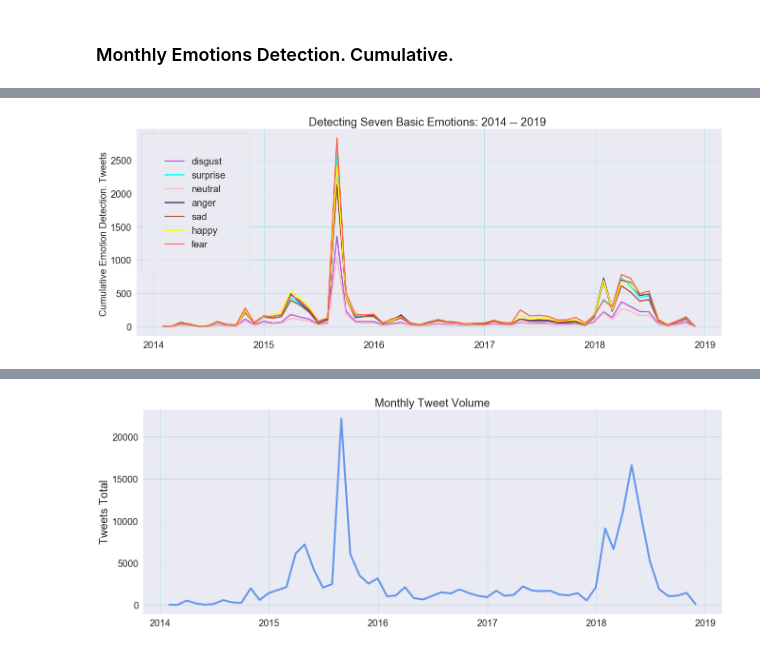
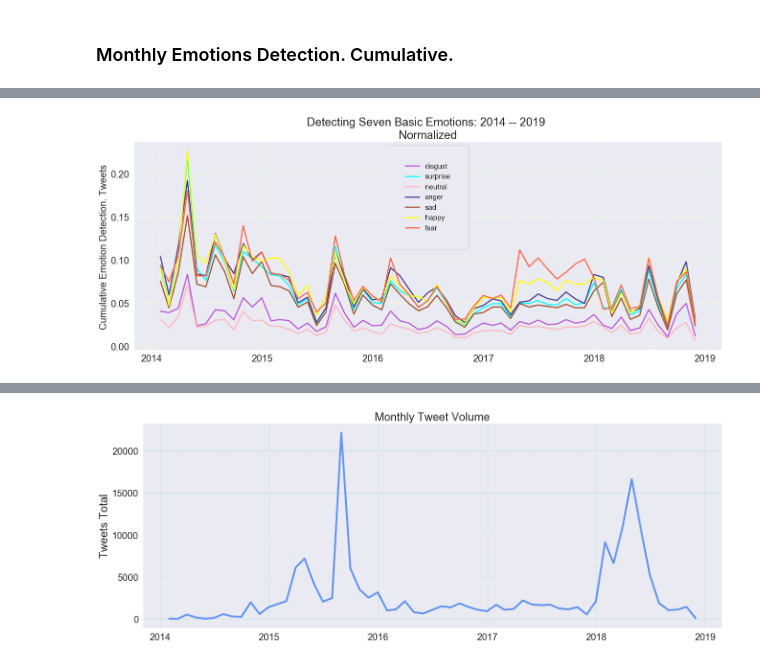
Before and after one commit to nastyasimpson/Emotion_Detection_Elections, a Jupyter notebook: Emotions_Frequencies_Time_Series.ipynb, the cells around one changed output, grey strips where cells are left out. Cells and saved outputs as stored; diff of their text form; code cells hidden in the pictures.

```diff
--- a/Emotions_Frequencies_Time_Series.ipynb
+++ b/Emotions_Frequencies_Time_Series.ipynb
@@ -553,22 +561,38 @@ plt.show()
+# %%
+norm_monthly_disgust = disgust_time['disgust'].resample('M').sum()/monthly
+
+norm_monthly_surprise = surprise_time['surprise'].resample('M').sum()/monthly
+
+norm_monthly_neutral = neutral_time['neutral'].resample('M').sum()/monthly
+
+norm_monthly_anger = anger_time['anger'].resample('M').sum()/monthly
+
+norm_monthly_sad = sad_time['sad'].resample('M').sum()/monthly
+
+norm_monthly_happy = happy_time['happy'].resample('M').sum()/monthly
+
+norm_monthly_fear = fear_time['fear'].resample('M').sum()/monthly
 # %%
 plt.figure(figsize=(22,8))
 sns.set(style="darkgrid")
-plt.plot(monthly_disgust,  c = 'mediumorchid', linewidth=2.5)
+plt.plot(norm_monthly_disgust,  c = 'mediumorchid', linewidth=2.5, label = 'disgust')
 
-plt.plot(monthly_surprise,  c = 'cyan', linewidth=2.5)
-plt.plot(monthly_neutral,  c = 'lightpink', linewidth=2.5)
-plt.plot(monthly_anger,  c = 'darkslateblue', linewidth=2.5)
-plt.plot(monthly_sad,  c = 'sienna', linewidth=2.5)
-plt.plot(monthly_happy,  c = 'yellow', linewidth=2.5)
-plt.plot(monthly_fear,  c = 'tomato', linewidth=2.5)
+plt.plot(norm_monthly_surprise,  c = 'cyan', linewidth=2.5, label = 'surprise')
+plt.plot(norm_monthly_neutral,  c = 'lightpink', linewidth=2.5, label = 'neutral')
+plt.plot(norm_monthly_anger,  c = 'darkslateblue', linewidth=2.5, label = 'anger')
+plt.plot(norm_monthly_sad,  c = 'sienna', linewidth=2.5, label = 'sad')
+plt.plot(norm_monthly_happy,  c = 'yellow', linewidth=2.5, label = 'happy')
+plt.plot(norm_monthly_fear,  c = 'tomato', linewidth=2.5, label = 'fear')
 
-plt.legend(borderpad=2.5, fontsize = 20, loc='upper left')
+
+plt.legend(borderpad=2.5, fontsize = 15, loc='upper center')
 plt.xticks(fontsize = 20)
 plt.yticks(fontsize = 20)
 plt.ylabel('Cumulative Emotion Detection. Tweets ', fontsize = 20)
-plt.grid(c = 'powderblue')
-plt.title('Detecting Seven Basic Emotions: 2014 -- 2019 ', fontsize = 24)
+plt.grid(c = 'lemonchiffon', linestyle = '--')
+plt.title('Detecting Seven Basic Emotions: 2014 -- 2019 \n Normalized ', fontsize = 24)
+plt.savefig('plots/norm_monthly_tweet_volume.png')
 
 plt.show()
 # %% [output]
-[figure, old version]
+[figure, new version]
```
Also changed, not shown: parts of 11 cells of this notebook, 2 other files.
